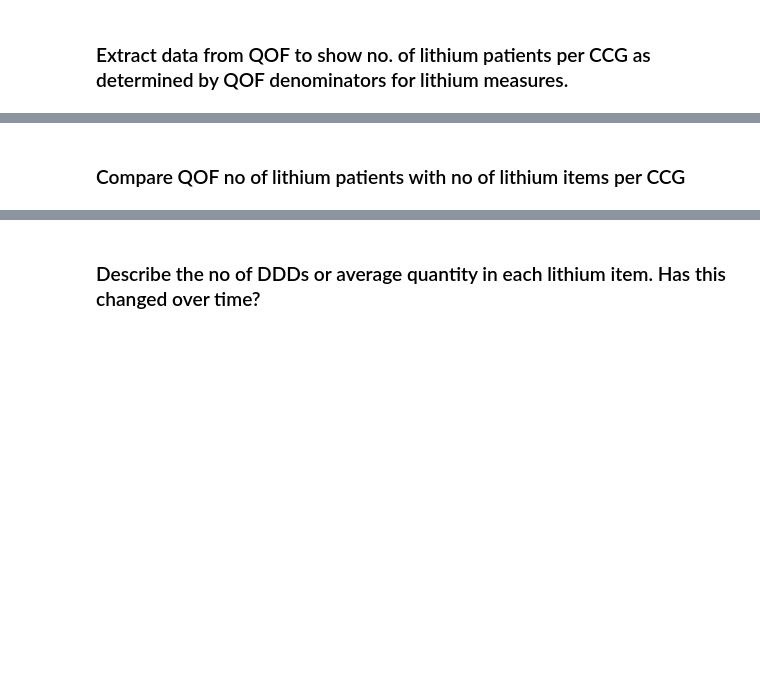
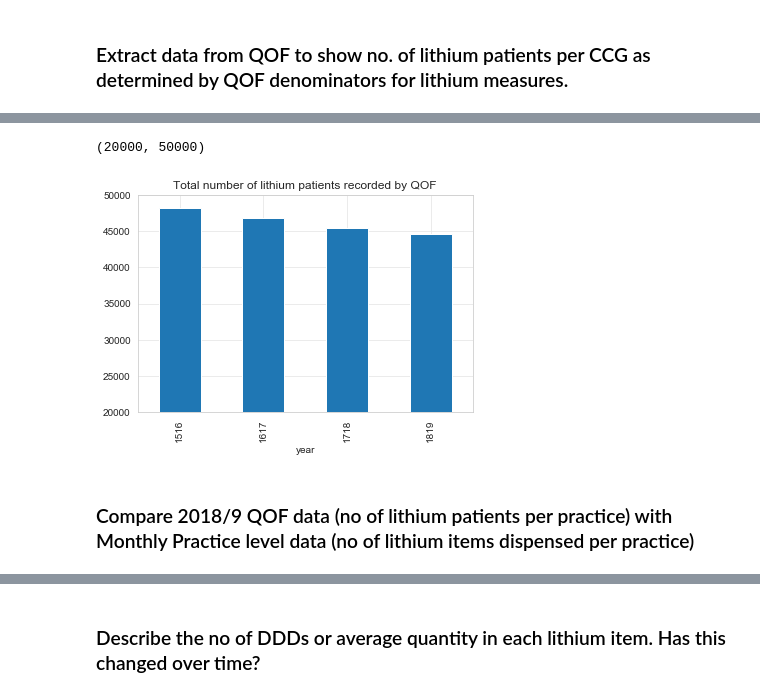
Before and after one commit to orlamac/lithium-paper, a Jupyter notebook: Lithium prescribing trends_update.ipynb, the cells around one changed output, grey strips where cells are left out. Saved outputs shown, nothing was run; the diff lists cells and outputs as text; code cells hidden in the pictures; blank space fills up the shorter version.

```diff
--- a/Lithium prescribing trends_update.ipynb
+++ b/Lithium prescribing trends_update.ipynb
@@ -446,2 +570,28 @@ plt.show()
 # %% [markdown]
 ### Extract data from QOF to show no. of lithium patients per CCG as determined by QOF denominators for lithium measures.
+# %%
+sql5 = """
+SELECT
+year,
+practice_id,
+indicator,
+denominator,
+exceptions
+
+FROM `ebmdatalab.qof.achievement`
+
+WHERE indicator = 'MH010' #The % of pts on lithium with a record of lithium levels in the therapeutic range in the preceding 4 months
+
+GROUP BY
+year,
+practice_id,
+indicator,
+denominator,
+exceptions
+
+ORDER BY
+year
+
+"""
+
+df_qof = bq.cached_read(sql5, csv_path='df_qof.csv')
@@ -447,0 +607,3 @@ plt.show()
+# %%
+df_qof['totalpts'] = (df_qof['denominator'] + df_qof['exceptions'])
+df_qof.tail()
@@ -448,2 +626,9 @@ plt.show()
+# %%
+# Generate graph showing change in QOF patient numbers over time
+plot1 = df_qof.groupby("year")['totalpts'].sum().plot(kind='bar', title="Total number of lithium patients recorded by QOF")
+plt.ylim(20000, 50000)
+# %% [output]
+(20000, 50000)
+[figure, added]
 # %% [markdown]
-### Compare QOF no of lithium patients with no of lithium items per CCG
+### Compare 2018/9 QOF data (no of lithium patients per practice) with Monthly Practice level data (no of lithium items dispensed per practice)
```
Also changed, not shown: parts of 18 cells of this notebook.
